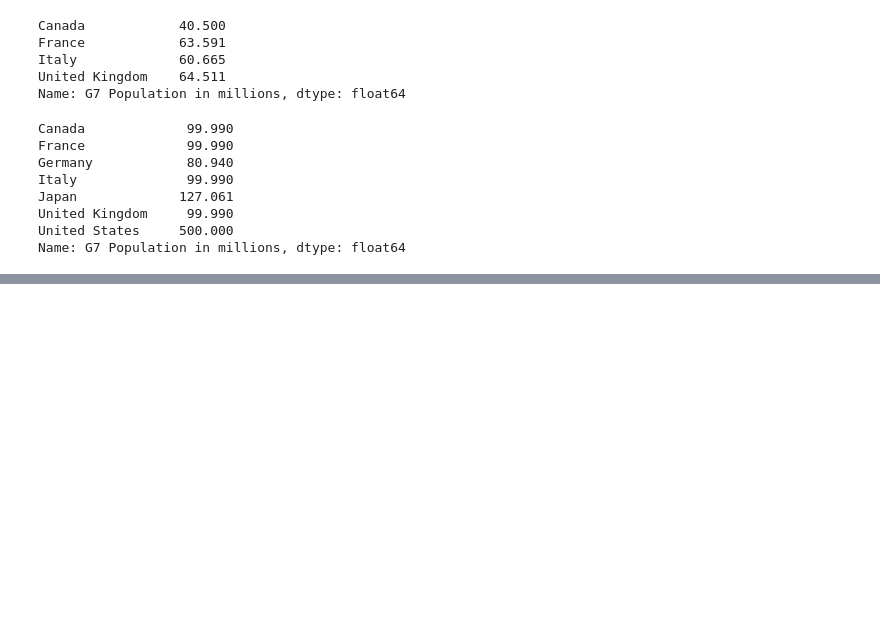
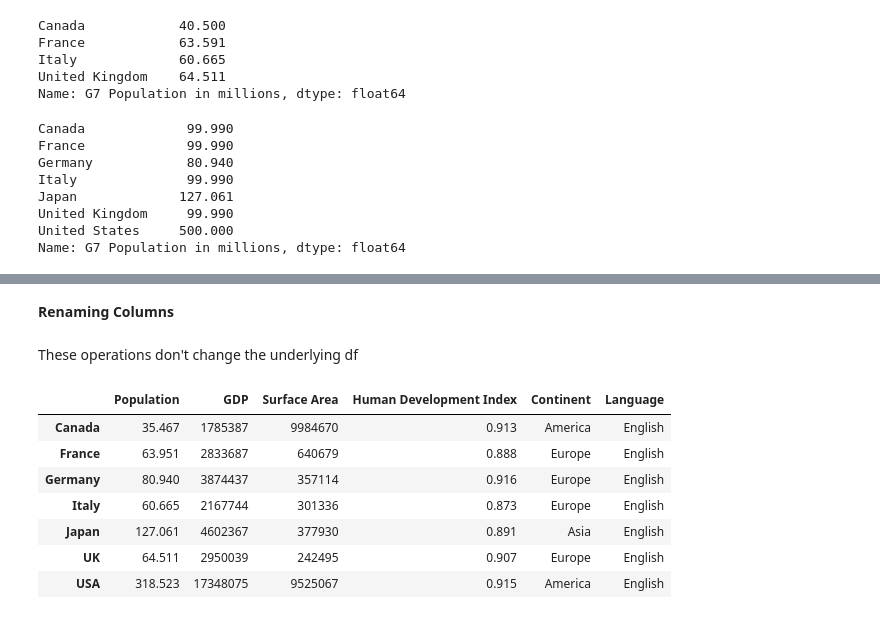
Before and after one commit to aperfilyeva/anna_data690, a Jupyter notebook: assignment_05/Assignment_5_Part_5_Pandas.ipynb, the cells around one changed output, grey strips where cells are left out. Drawn from its saved outputs; the diff is of its cells as text; code cells hidden in the pictures; blank space fills up the shorter version.

```diff
--- a/assignment_05/Assignment_5_Part_5_Pandas.ipynb
+++ b/assignment_05/Assignment_5_Part_5_Pandas.ipynb
@@ -399,0 +915,23 @@ Name: G7 Population in millions, dtype: float64
+# %% [markdown]
+**Renaming Columns**
+# %% [markdown]
+These operations don't change the underlying df
+# %%
+df.rename(
+    columns={
+        'HDI': 'Human Development Index',
+        'Anual Popcorn Consumption': 'APC'
+    }, index={
+        'United States': 'USA',
+        'United Kingdom': 'UK',
+        'Argentina': 'AR'
+    })
+# %% [output]
+|  | Population | GDP | Surface Area | Human Development Index | Continent | Language |
+| Canada | 35.467 | 1785387 | 9984670 | 0.913 | America | English |
+| France | 63.951 | 2833687 | 640679 | 0.888 | Europe | English |
+| Germany | 80.940 | 3874437 | 357114 | 0.916 | Europe | English |
+| Italy | 60.665 | 2167744 | 301336 | 0.873 | Europe | English |
+| Japan | 127.061 | 4602367 | 377930 | 0.891 | Asia | English |
+| UK | 64.511 | 2950039 | 242495 | 0.907 | Europe | English |
+| USA | 318.523 | 17348075 | 9525067 | 0.915 | America | English |
```
Also changed, not shown: parts of 100 cells of this notebook.
